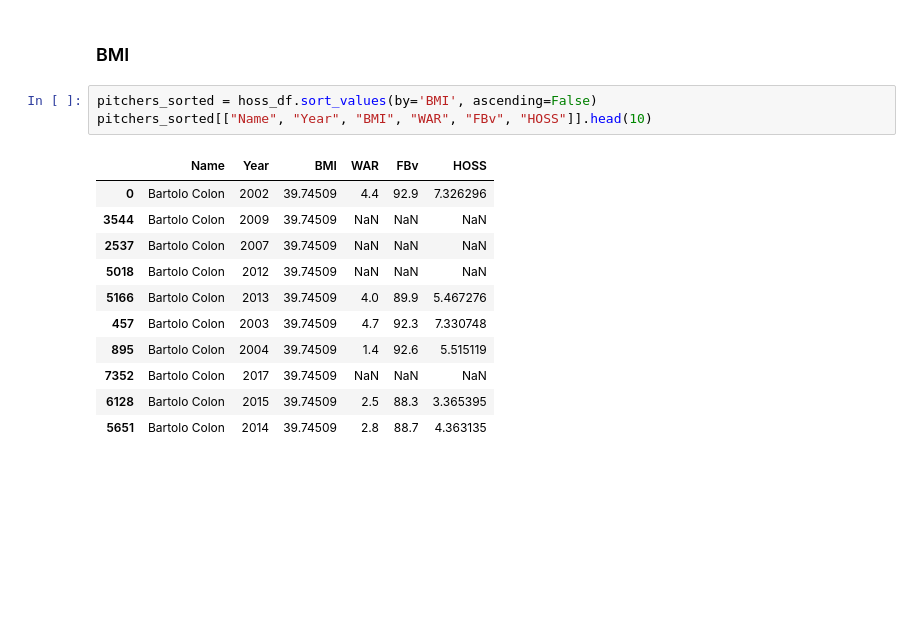
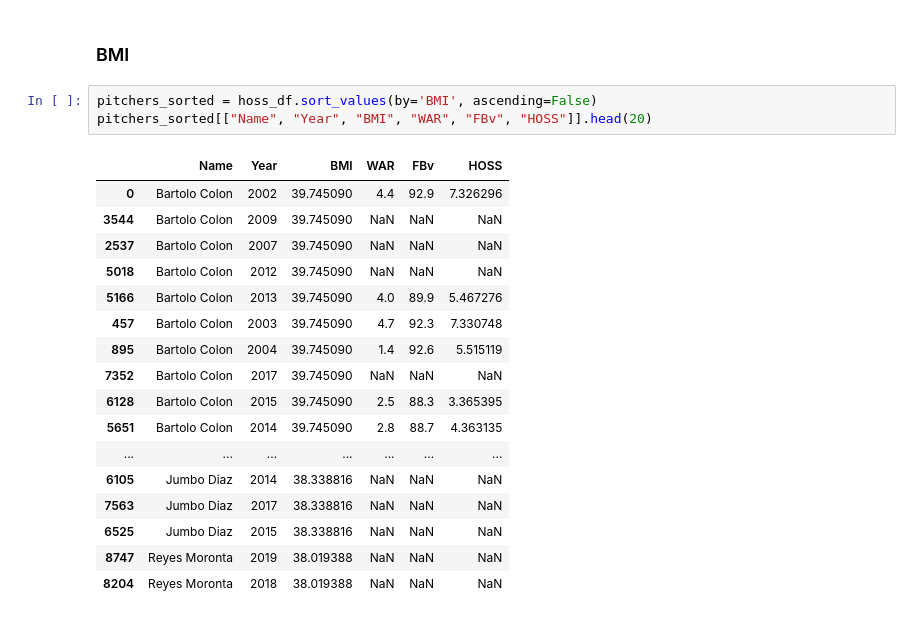
Before and after one commit to ebmorelli/MLB-HOSS, a Jupyter notebook: hoss_history.ipynb, the cells around one changed output. Saved outputs shown, nothing was run; the diff lists cells and outputs as text; blank space fills up the shorter version.

```diff
--- a/hoss_history.ipynb
+++ b/hoss_history.ipynb
@@ -118,16 +118,22 @@ print(pitchers_sorted[["Name", "Year", "BMI", "WAR", "FBv", "HOSS"]].head(5))
 ### BMI
 # %%
 pitchers_sorted = hoss_df.sort_values(by='BMI', ascending=False)
-pitchers_sorted[["Name", "Year", "BMI", "WAR", "FBv", "HOSS"]].head(10)
+pitchers_sorted[["Name", "Year", "BMI", "WAR", "FBv", "HOSS"]].head(20)
 # %% [output]
 |  | Name | Year | BMI | WAR | FBv | HOSS |
-| 0 | Bartolo Colon | 2002 | 39.74509 | 4.4 | 92.9 | 7.326296 |
-| 3544 | Bartolo Colon | 2009 | 39.74509 | NaN | NaN | NaN |
-| 2537 | Bartolo Colon | 2007 | 39.74509 | NaN | NaN | NaN |
-| 5018 | Bartolo Colon | 2012 | 39.74509 | NaN | NaN | NaN |
-| 5166 | Bartolo Colon | 2013 | 39.74509 | 4.0 | 89.9 | 5.467276 |
-| 457 | Bartolo Colon | 2003 | 39.74509 | 4.7 | 92.3 | 7.330748 |
-| 895 | Bartolo Colon | 2004 | 39.74509 | 1.4 | 92.6 | 5.515119 |
-| 7352 | Bartolo Colon | 2017 | 39.74509 | NaN | NaN | NaN |
-| 6128 | Bartolo Colon | 2015 | 39.74509 | 2.5 | 88.3 | 3.365395 |
-| 5651 | Bartolo Colon | 2014 | 39.74509 | 2.8 | 88.7 | 4.363135 |
+| 0 | Bartolo Colon | 2002 | 39.745090 | 4.4 | 92.9 | 7.326296 |
+| 3544 | Bartolo Colon | 2009 | 39.745090 | NaN | NaN | NaN |
+| 2537 | Bartolo Colon | 2007 | 39.745090 | NaN | NaN | NaN |
+| 5018 | Bartolo Colon | 2012 | 39.745090 | NaN | NaN | NaN |
+| 5166 | Bartolo Colon | 2013 | 39.745090 | 4.0 | 89.9 | 5.467276 |
+| 457 | Bartolo Colon | 2003 | 39.745090 | 4.7 | 92.3 | 7.330748 |
+| 895 | Bartolo Colon | 2004 | 39.745090 | 1.4 | 92.6 | 5.515119 |
+| 7352 | Bartolo Colon | 2017 | 39.745090 | NaN | NaN | NaN |
+| 6128 | Bartolo Colon | 2015 | 39.745090 | 2.5 | 88.3 | 3.365395 |
+| 5651 | Bartolo Colon | 2014 | 39.745090 | 2.8 | 88.7 | 4.363135 |
+| ... | ... | ... | ... | ... | ... | ... |
+| 6105 | Jumbo Diaz | 2014 | 38.338816 | NaN | NaN | NaN |
+| 7563 | Jumbo Diaz | 2017 | 38.338816 | NaN | NaN | NaN |
+| 6525 | Jumbo Diaz | 2015 | 38.338816 | NaN | NaN | NaN |
+| 8747 | Reyes Moronta | 2019 | 38.019388 | NaN | NaN | NaN |
+| 8204 | Reyes Moronta | 2018 | 38.019388 | NaN | NaN | NaN |
```
Also changed, not shown: parts of 4 cells of this notebook.
